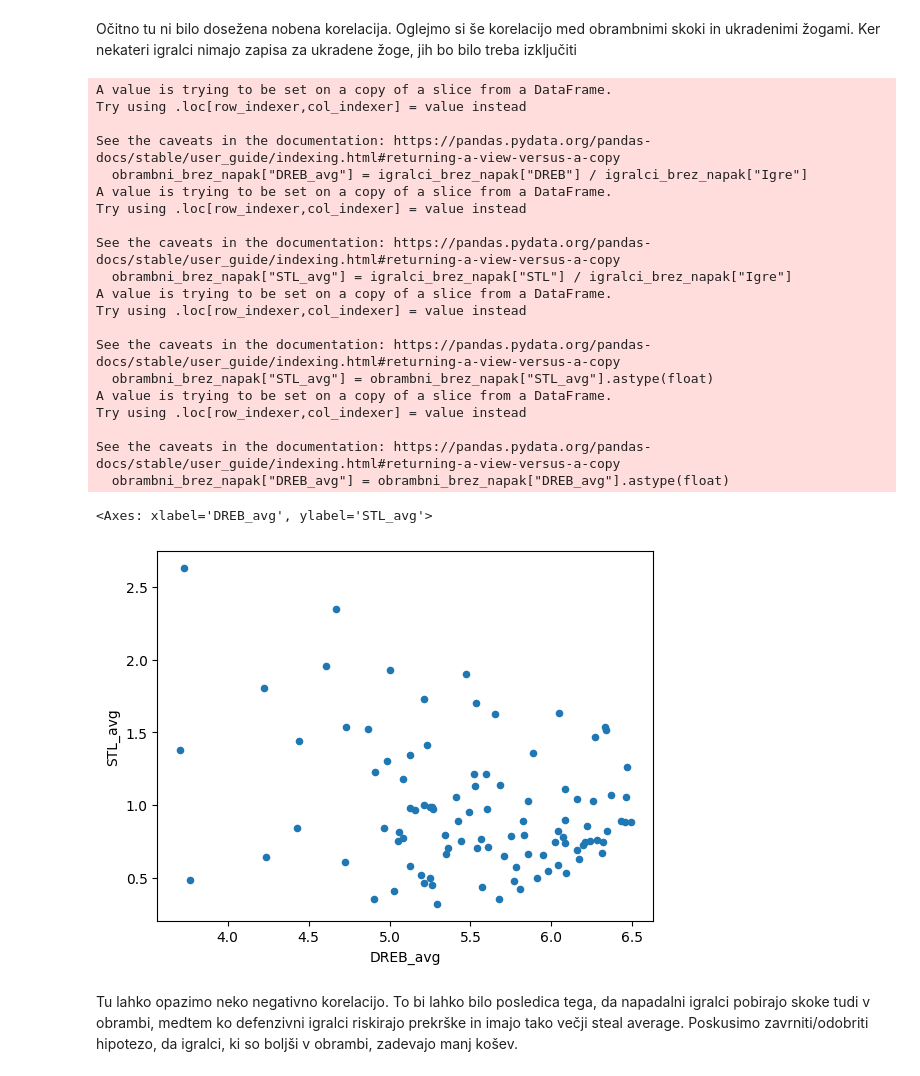
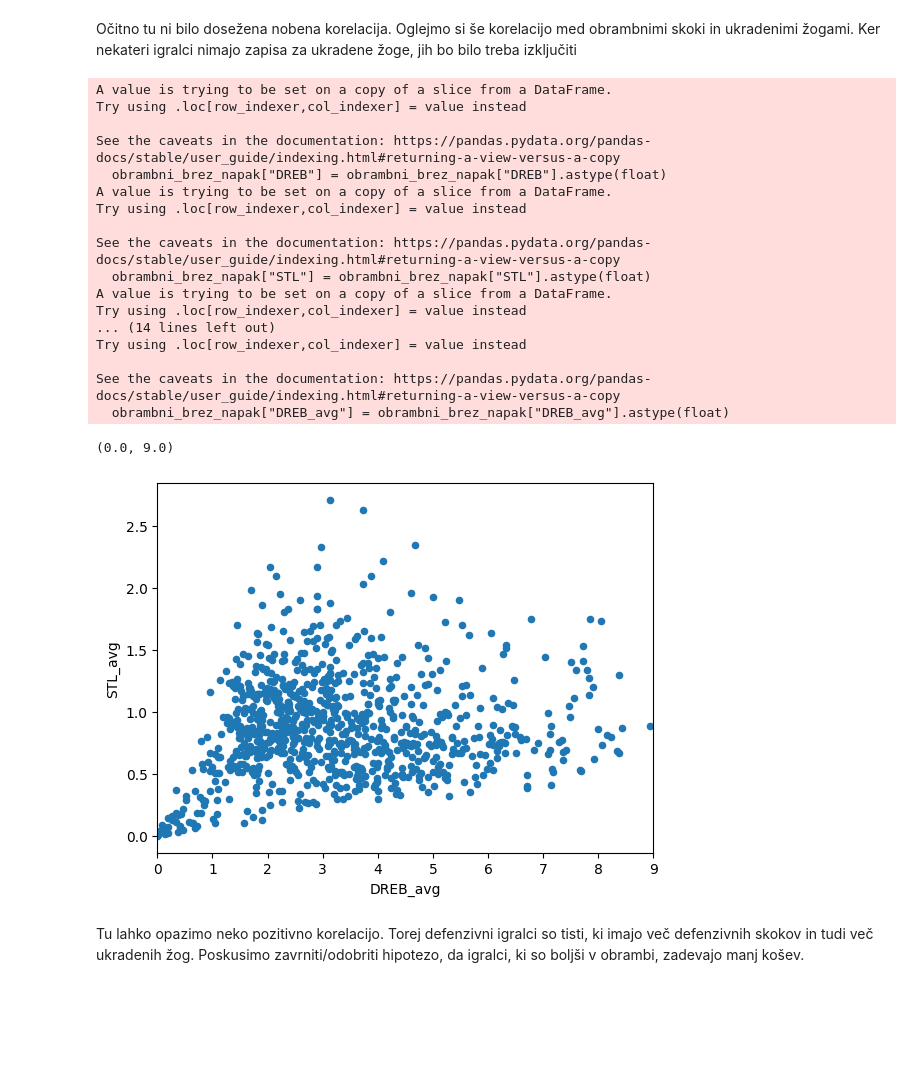
Before and after one commit to kondolini/Projektna, a Jupyter notebook: analiza_podatkov.ipynb, the cells around one changed output. Cells and saved outputs as stored; diff of their text form; code cells hidden in the pictures; blank space fills up the shorter version.

```diff
--- a/analiza_podatkov.ipynb
+++ b/analiza_podatkov.ipynb
@@ -117,37 +117,37 @@ prvih_100.plot.line(x="DREB", y="AST")
 Očitno tu ni bilo dosežena nobena korelacija. Oglejmo si še korelacijo med obrambnimi skoki in ukradenimi žogami. Ker nekateri igralci nimajo zapisa za ukradene žoge, jih bo bilo treba izključiti
 # %%
 obrambni_brez_napak = igralci[(igralci["STL"] != "-") & (igralci["DREB"] != "-")]
-obrambni_brez_napak["DREB_avg"] = igralci_brez_napak["DREB"] / igralci_brez_napak["Igre"]
-obrambni_brez_napak["STL_avg"] = igralci_brez_napak["STL"] / igralci_brez_napak["Igre"]
+obrambni_brez_napak["DREB"] = obrambni_brez_napak["DREB"].astype(float)
+obrambni_brez_napak["STL"] = obrambni_brez_napak["STL"].astype(float)
+obrambni_brez_napak["DREB_avg"] = obrambni_brez_napak["DREB"] / obrambni_brez_napak["Igre"]
+obrambni_brez_napak["STL_avg"] = obrambni_brez_napak["STL"] / obrambni_brez_napak["Igre"]
 obrambni_brez_napak["STL_avg"] = obrambni_brez_napak["STL_avg"].astype(float)
 obrambni_brez_napak["DREB_avg"] = obrambni_brez_napak["DREB_avg"].astype(float)
-obrambni_brez_napak = obrambni_brez_napak.sort_values(by="DREB_avg").head(100)
-obrambni_brez_napak.plot.scatter(x="DREB_avg", y="STL_avg")
+obrambni_brez_napak = obrambni_brez_napak.sort_values(by="DREB_avg", ascending=False).head(1000)
+#obrambni_brez_napak = obrambni_brez_napak.sort_values(by="DREB_avg", ascending=True)
+obrambni_brez_napak.plot.scatter(x="DREB_avg", y="STL_avg").set_xlim(0,9)
 # %% [output]
 A value is trying to be set on a copy of a slice from a DataFrame.
 Try using .loc[row_indexer,col_indexer] = value instead
 
 See the caveats in the documentation: https://pandas.pydata.org/pandas-docs/stable/user_guide/indexing.html#returning-a-view-versus-a-copy
-  obrambni_brez_napak["DREB_avg"] = igralci_brez_napak["DREB"] / igralci_brez_napak["Igre"]
+  obrambni_brez_napak["DREB"] = obrambni_brez_napak["DREB"].astype(float)
 A value is trying to be set on a copy of a slice from a DataFrame.
 Try using .loc[row_indexer,col_indexer] = value instead
 
 See the caveats in the documentation: https://pandas.pydata.org/pandas-docs/stable/user_guide/indexing.html#returning-a-view-versus-a-copy
-  obrambni_brez_napak["STL_avg"] = igralci_brez_napak["STL"] / igralci_brez_napak["Igre"]
+  obrambni_brez_napak["STL"] = obrambni_brez_napak["STL"].astype(float)
 A value is trying to be set on a copy of a slice from a DataFrame.
 Try using .loc[row_indexer,col_indexer] = value instead
-
-See the caveats in the documentation: https://pandas.pydata.org/pandas-docs/stable/user_guide/indexing.html#returning-a-view-versus-a-copy
-  obrambni_brez_napak["STL_avg"] = obrambni_brez_napak["STL_avg"].astype(float)
-A value is trying to be set on a copy of a slice from a DataFrame.
+... (14 lines left out)
 Try using .loc[row_indexer,col_indexer] = value instead
 
 See the caveats in the documentation: https://pandas.pydata.org/pandas-docs/stable/user_guide/indexing.html#returning-a-view-versus-a-copy
   obrambni_brez_napak["DREB_avg"] = obrambni_brez_napak["DREB_avg"].astype(float)
-<Axes: xlabel='DREB_avg', ylabel='STL_avg'>
+(0.0, 9.0)
-[figure, old version]
+[figure, new version]
 # %% [markdown]
-Tu lahko opazimo neko negativno korelacijo. To bi lahko bilo posledica tega, da napadalni igralci pobirajo skoke tudi v obrambi, medtem ko defenzivni igralci riskirajo prekrške in imajo tako večji steal average. Poskusimo zavrniti/odobriti hipotezo, da igralci, ki so boljši v obrambi, zadevajo manj košev.
+Tu lahko opazimo neko pozitivno korelacijo. Torej defenzivni igralci so tisti, ki imajo več defenzivnih skokov in tudi več ukradenih žog. Poskusimo zavrniti/odobriti hipotezo, da igralci, ki so boljši v obrambi, zadevajo manj košev.
 # %%
 #Razdelimo igralce v tabelo, kjer gledamo njihove povprečne (bloke+skoke v obrambi + ukradene žoge) na igro
 igralci_brez_napak = igralci[(igralci["STL"] != "-") & (igralci["DREB"] != "-") & (igralci["BLK"] != "-")]
```
Also changed, not shown: parts of 4 cells of this notebook.
